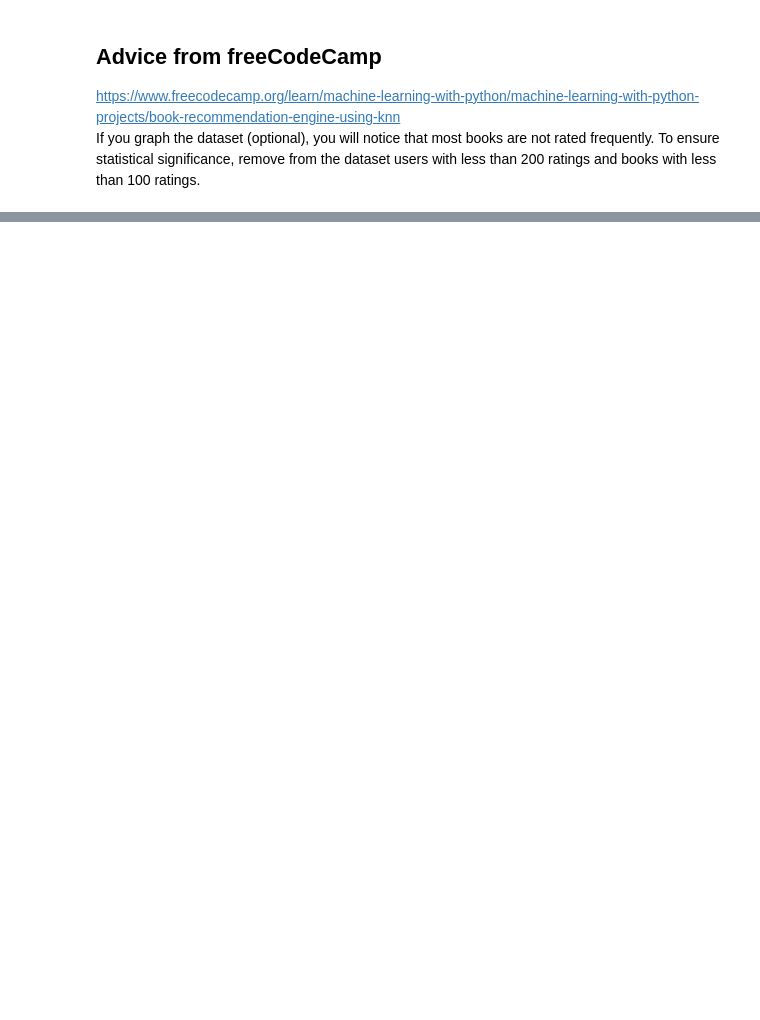
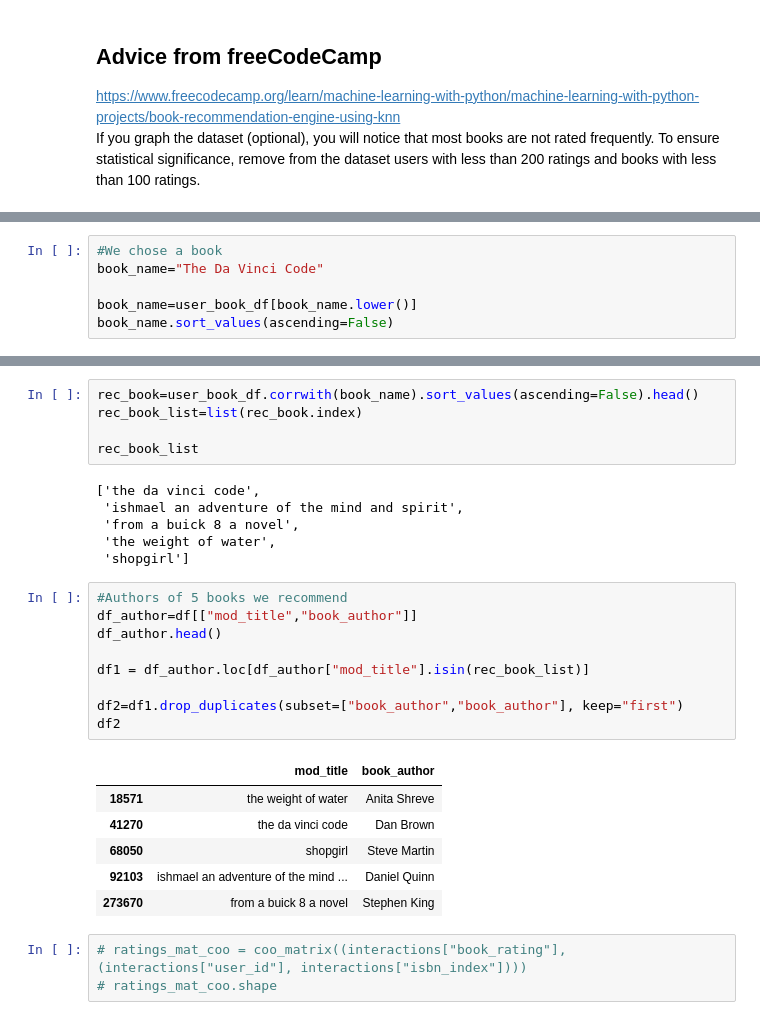
Before and after one commit to amrirasyidi/book_recommendation, a Jupyter notebook: fcc_book_recc_model.ipynb, the cells around one changed output, grey strips where cells are left out. Drawn from its saved outputs; the diff is of its cells as text; blank space fills up the shorter version.

```diff
--- a/fcc_book_recc_model.ipynb
+++ b/fcc_book_recc_model.ipynb
@@ -49,0 +139,6 @@ user_stat = pd.pivot_table(
+# %%
+#We chose a book
+book_name="The Da Vinci Code"
+
+book_name=user_book_df[book_name.lower()]
+book_name.sort_values(ascending=False)
@@ -49,0 +169,30 @@ user_stat = pd.pivot_table(
+# %%
+rec_book=user_book_df.corrwith(book_name).sort_values(ascending=False).head()
+rec_book_list=list(rec_book.index)
+
+rec_book_list
+# %% [output]
+['the da vinci code',
+ 'ishmael an adventure of the mind and spirit',
+ 'from a buick 8 a novel',
+ 'the weight of water',
+ 'shopgirl']
+# %%
+#Authors of 5 books we recommend
+df_author=df[["mod_title","book_author"]]
+df_author.head()
+
+df1 = df_author.loc[df_author["mod_title"].isin(rec_book_list)]
+
+df2=df1.drop_duplicates(subset=["book_author","book_author"], keep="first")
+df2
+# %% [output]
+|  | mod_title | book_author |
+| 18571 | the weight of water | Anita Shreve |
+| 41270 | the da vinci code | Dan Brown |
+| 68050 | shopgirl | Steve Martin |
+| 92103 | ishmael an adventure of the mind ... | Daniel Quinn |
+| 273670 | from a buick 8 a novel | Stephen King |
+# %%
+# ratings_mat_coo = coo_matrix((interactions["book_rating"], (interactions["user_id"], interactions["isbn_index"])))
+# ratings_mat_coo.shape
```
Also changed, not shown: parts of 16 cells of this notebook, 1 other file.
